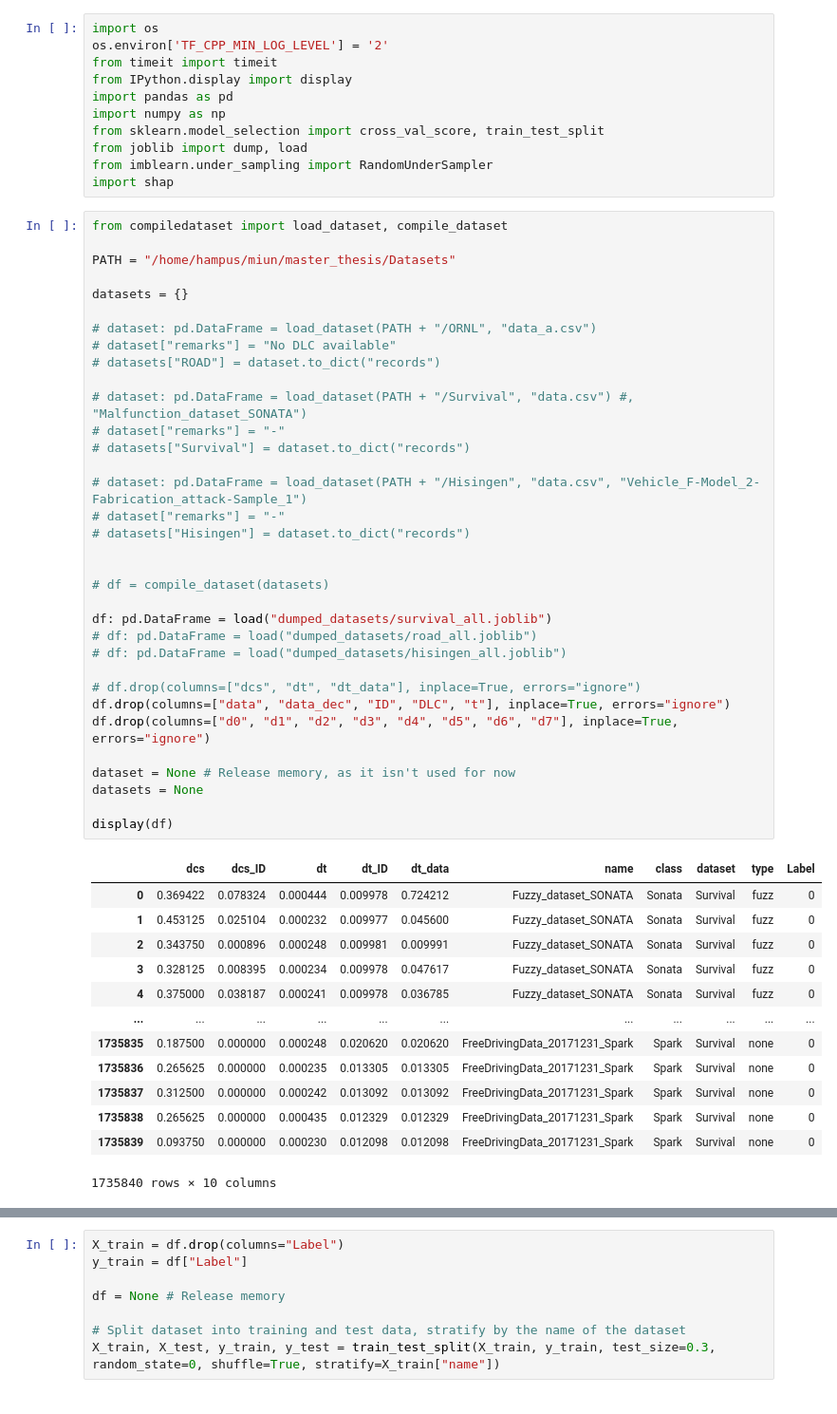
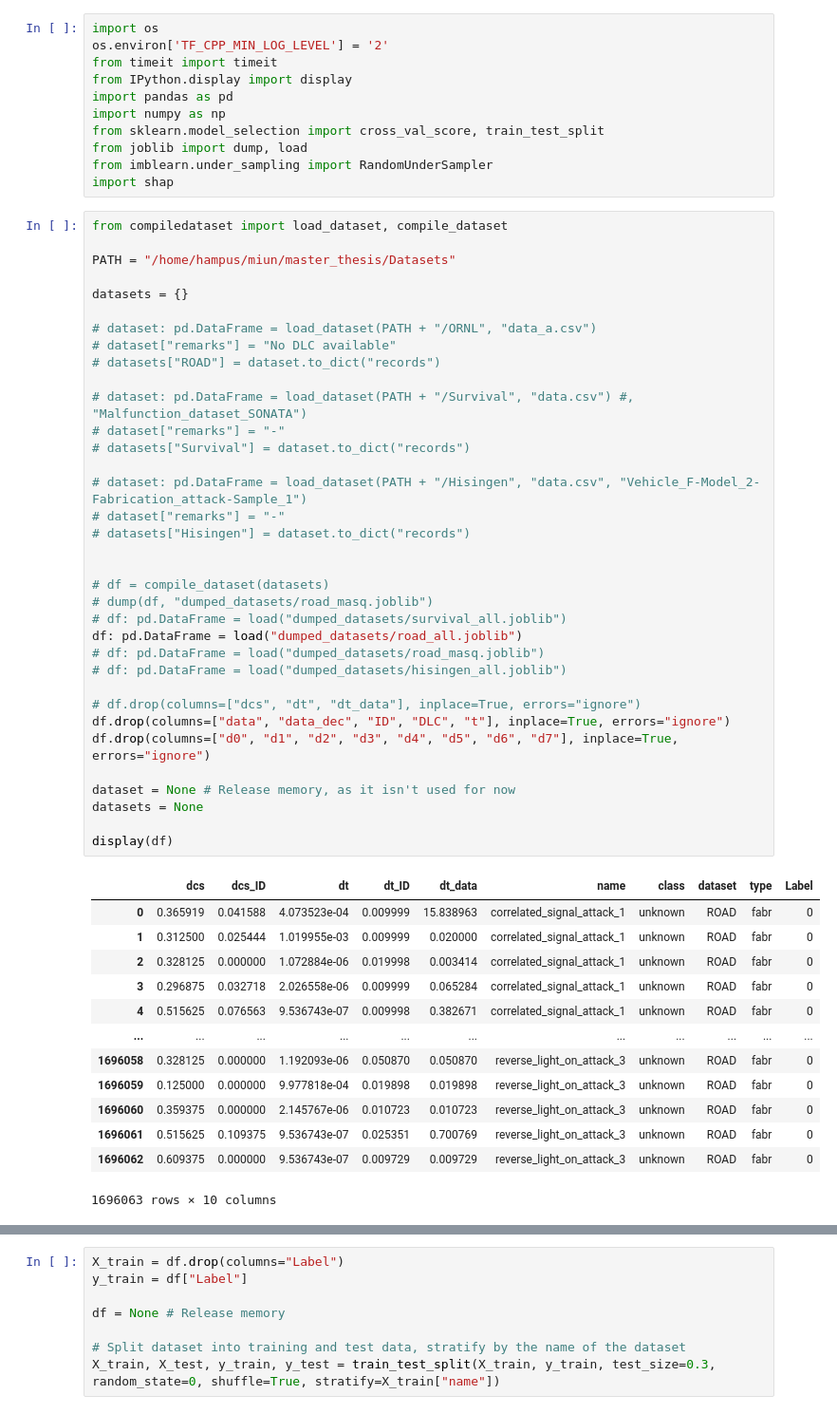
Before and after one commit to hampu5/ml-classify, a Jupyter notebook: ml_classify/dnn-book.ipynb, the cells around one changed output, grey strips where cells are left out. Shown at 95% size. Saved outputs shown, nothing was run; the diff lists cells and outputs as text.

```diff
--- a/ml_classify/dnn-book.ipynb
+++ b/ml_classify/dnn-book.ipynb
@@ -15,46 +15,47 @@ from compiledataset import load_dataset, compile_dataset
 PATH = "/home/hampus/miun/master_thesis/Datasets"
 
 datasets = {}
 
 # dataset: pd.DataFrame = load_dataset(PATH + "/ORNL", "data_a.csv")
 # dataset["remarks"] = "No DLC available"
 # datasets["ROAD"] = dataset.to_dict("records")
 
 # dataset: pd.DataFrame = load_dataset(PATH + "/Survival", "data.csv") #, "Malfunction_dataset_SONATA")
 # dataset["remarks"] = "-"
 # datasets["Survival"] = dataset.to_dict("records")
 
 # dataset: pd.DataFrame = load_dataset(PATH + "/Hisingen", "data.csv", "Vehicle_F-Model_2-Fabrication_attack-Sample_1")
 # dataset["remarks"] = "-"
 # datasets["Hisingen"] = dataset.to_dict("records")
 
 
 # df = compile_dataset(datasets)
-
-df: pd.DataFrame = load("dumped_datasets/survival_all.joblib")
-# df: pd.DataFrame = load("dumped_datasets/road_all.joblib")
+# dump(df, "dumped_datasets/road_masq.joblib")
+# df: pd.DataFrame = load("dumped_datasets/survival_all.joblib")
+df: pd.DataFrame = load("dumped_datasets/road_all.joblib")
+# df: pd.DataFrame = load("dumped_datasets/road_masq.joblib")
 # df: pd.DataFrame = load("dumped_datasets/hisingen_all.joblib")
 
 # df.drop(columns=["dcs", "dt", "dt_data"], inplace=True, errors="ignore")
 df.drop(columns=["data", "data_dec", "ID", "DLC", "t"], inplace=True, errors="ignore")
 df.drop(columns=["d0", "d1", "d2", "d3", "d4", "d5", "d6", "d7"], inplace=True, errors="ignore")
 
 dataset = None # Release memory, as it isn't used for now
 datasets = None
 
 display(df)
 # %% [output]
 |  | dcs | dcs_ID | dt | dt_ID | dt_data | name | class | dataset | type | Label |
-| 0 | 0.369422 | 0.078324 | 0.000444 | 0.009978 | 0.724212 | Fuzzy_dataset_SONATA | Sonata | Survival | fuzz | 0 |
-| 1 | 0.453125 | 0.025104 | 0.000232 | 0.009977 | 0.045600 | Fuzzy_dataset_SONATA | Sonata | Survival | fuzz | 0 |
-| 2 | 0.343750 | 0.000896 | 0.000248 | 0.009981 | 0.009991 | Fuzzy_dataset_SONATA | Sonata | Survival | fuzz | 0 |
-| 3 | 0.328125 | 0.008395 | 0.000234 | 0.009978 | 0.047617 | Fuzzy_dataset_SONATA | Sonata | Survival | fuzz | 0 |
-| 4 | 0.375000 | 0.038187 | 0.000241 | 0.009978 | 0.036785 | Fuzzy_dataset_SONATA | Sonata | Survival | fuzz | 0 |
+| 0 | 0.365919 | 0.041588 | 4.073523e-04 | 0.009999 | 15.838963 | correlated_signal_attack_1 | unknown | ROAD | fabr | 0 |
+| 1 | 0.312500 | 0.025444 | 1.019955e-03 | 0.009999 | 0.020000 | correlated_signal_attack_1 | unknown | ROAD | fabr | 0 |
+| 2 | 0.328125 | 0.000000 | 1.072884e-06 | 0.019998 | 0.003414 | correlated_signal_attack_1 | unknown | ROAD | fabr | 0 |
+| 3 | 0.296875 | 0.032718 | 2.026558e-06 | 0.009999 | 0.065284 | correlated_signal_attack_1 | unknown | ROAD | fabr | 0 |
+| 4 | 0.515625 | 0.076563 | 9.536743e-07 | 0.009998 | 0.382671 | correlated_signal_attack_1 | unknown | ROAD | fabr | 0 |
 | ... | ... | ... | ... | ... | ... | ... | ... | ... | ... | ... |
-| 1735835 | 0.187500 | 0.000000 | 0.000248 | 0.020620 | 0.020620 | FreeDrivingData_20171231_Spark | Spark | Survival | none | 0 |
-| 1735836 | 0.265625 | 0.000000 | 0.000235 | 0.013305 | 0.013305 | FreeDrivingData_20171231_Spark | Spark | Survival | none | 0 |
-| 1735837 | 0.312500 | 0.000000 | 0.000242 | 0.013092 | 0.013092 | FreeDrivingData_20171231_Spark | Spark | Survival | none | 0 |
-| 1735838 | 0.265625 | 0.000000 | 0.000435 | 0.012329 | 0.012329 | FreeDrivingData_20171231_Spark | Spark | Survival | none | 0 |
-| 1735839 | 0.093750 | 0.000000 | 0.000230 | 0.012098 | 0.012098 | FreeDrivingData_20171231_Spark | Spark | Survival | none | 0 |
+| 1696058 | 0.328125 | 0.000000 | 1.192093e-06 | 0.050870 | 0.050870 | reverse_light_on_attack_3 | unknown | ROAD | fabr | 0 |
+| 1696059 | 0.125000 | 0.000000 | 9.977818e-04 | 0.019898 | 0.019898 | reverse_light_on_attack_3 | unknown | ROAD | fabr | 0 |
+| 1696060 | 0.359375 | 0.000000 | 2.145767e-06 | 0.010723 | 0.010723 | reverse_light_on_attack_3 | unknown | ROAD | fabr | 0 |
+| 1696061 | 0.515625 | 0.109375 | 9.536743e-07 | 0.025351 | 0.700769 | reverse_light_on_attack_3 | unknown | ROAD | fabr | 0 |
+| 1696062 | 0.609375 | 0.000000 | 9.536743e-07 | 0.009729 | 0.009729 | reverse_light_on_attack_3 | unknown | ROAD | fabr | 0 |
-1735840 rows × 10 columns
+1696063 rows × 10 columns
 # %%
```
Also changed, not shown: parts of 14 cells of this notebook, 33 other files.
